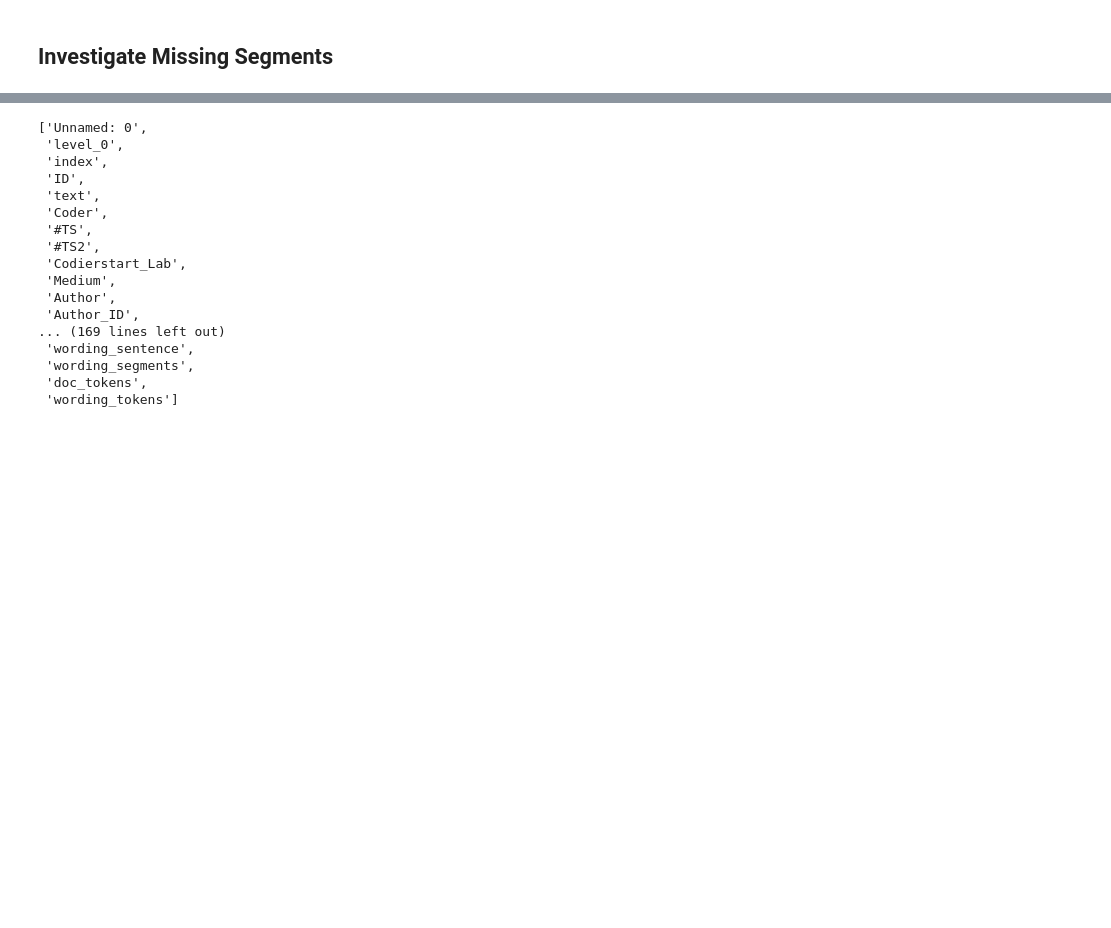
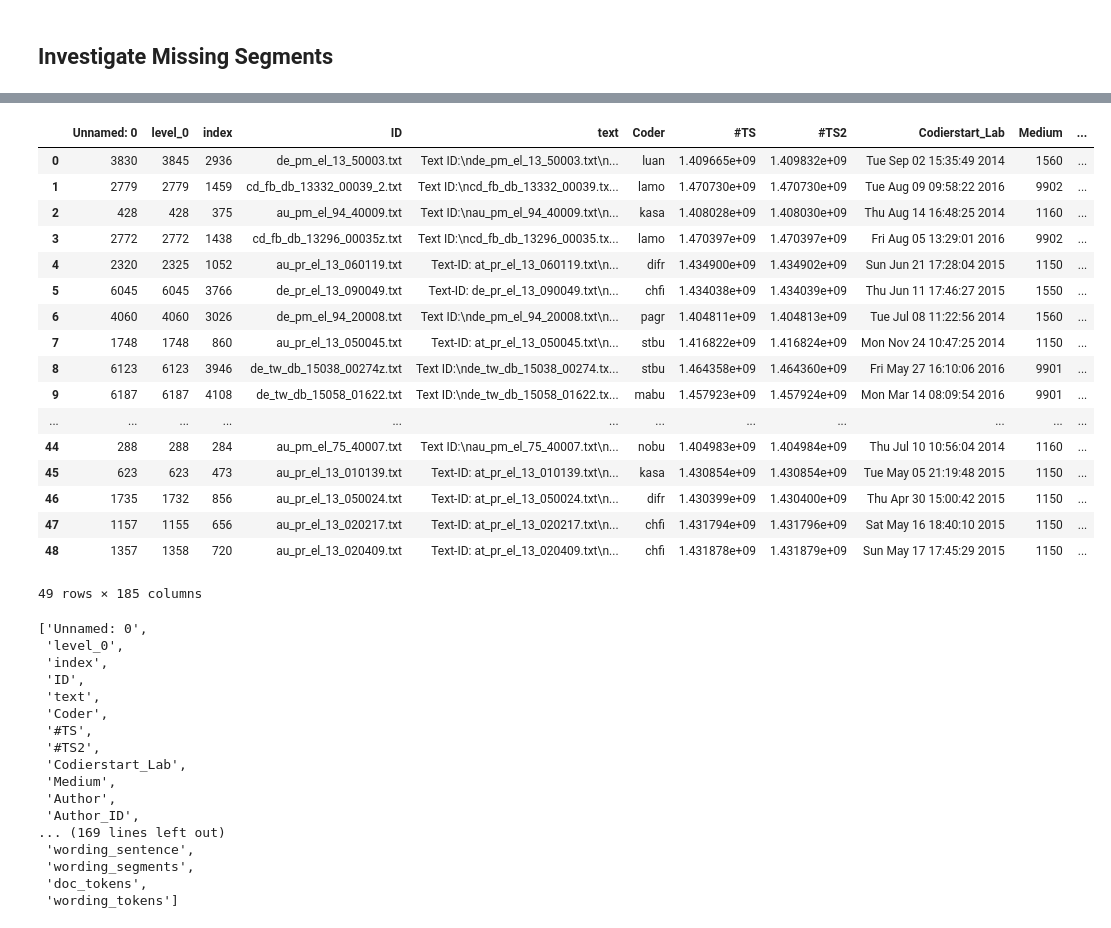
Before and after one commit to dschweim/WeakSupervisionForPopulismDetection, a Jupyter notebook: Notebooks/Segment_Exploration.ipynb, the cells around one changed output, grey strips where cells are left out. Saved outputs shown, nothing was run; the diff lists cells and outputs as text; code cells hidden in the pictures; blank space fills up the shorter version.

```diff
--- a/Notebooks/Segment_Exploration.ipynb
+++ b/Notebooks/Segment_Exploration.ipynb
@@ -178,3 +162,25 @@ non_train
+# %%
+df = non_test
+df
+# %% [output]
+|  | Unnamed: 0 | level_0 | index | ID | text | Coder | #TS | #TS2 | Codierstart_Lab | Medium | ... |
+| 0 | 3830 | 3845 | 2936 | de_pm_el_13_50003.txt | Text ID:\nde_pm_el_13_50003.txt\n... | luan | 1.409665e+09 | 1.409832e+09 | Tue Sep 02 15:35:49 2014 | 1560 | ... |
+| 1 | 2779 | 2779 | 1459 | cd_fb_db_13332_00039_2.txt | Text ID:\ncd_fb_db_13332_00039.tx... | lamo | 1.470730e+09 | 1.470730e+09 | Tue Aug 09 09:58:22 2016 | 9902 | ... |
+| 2 | 428 | 428 | 375 | au_pm_el_94_40009.txt | Text ID:\nau_pm_el_94_40009.txt\n... | kasa | 1.408028e+09 | 1.408030e+09 | Thu Aug 14 16:48:25 2014 | 1160 | ... |
+| 3 | 2772 | 2772 | 1438 | cd_fb_db_13296_00035z.txt | Text ID:\ncd_fb_db_13296_00035.tx... | lamo | 1.470397e+09 | 1.470397e+09 | Fri Aug 05 13:29:01 2016 | 9902 | ... |
+| 4 | 2320 | 2325 | 1052 | au_pr_el_13_060119.txt | Text-ID: at_pr_el_13_060119.txt\n... | difr | 1.434900e+09 | 1.434902e+09 | Sun Jun 21 17:28:04 2015 | 1150 | ... |
+| 5 | 6045 | 6045 | 3766 | de_pr_el_13_090049.txt | Text-ID: de_pr_el_13_090049.txt\n... | chfi | 1.434038e+09 | 1.434039e+09 | Thu Jun 11 17:46:27 2015 | 1550 | ... |
+| 6 | 4060 | 4060 | 3026 | de_pm_el_94_20008.txt | Text ID:\nde_pm_el_94_20008.txt\n... | pagr | 1.404811e+09 | 1.404813e+09 | Tue Jul 08 11:22:56 2014 | 1560 | ... |
+| 7 | 1748 | 1748 | 860 | au_pr_el_13_050045.txt | Text-ID: at_pr_el_13_050045.txt\n... | stbu | 1.416822e+09 | 1.416824e+09 | Mon Nov 24 10:47:25 2014 | 1150 | ... |
+| 8 | 6123 | 6123 | 3946 | de_tw_db_15038_00274z.txt | Text ID:\nde_tw_db_15038_00274.tx... | stbu | 1.464358e+09 | 1.464360e+09 | Fri May 27 16:10:06 2016 | 9901 | ... |
+| 9 | 6187 | 6187 | 4108 | de_tw_db_15058_01622.txt | Text ID:\nde_tw_db_15058_01622.tx... | mabu | 1.457923e+09 | 1.457924e+09 | Mon Mar 14 08:09:54 2016 | 9901 | ... |
+| ... | ... | ... | ... | ... | ... | ... | ... | ... | ... | ... | ... |
+| 44 | 288 | 288 | 284 | au_pm_el_75_40007.txt | Text ID:\nau_pm_el_75_40007.txt\n... | nobu | 1.404983e+09 | 1.404984e+09 | Thu Jul 10 10:56:04 2014 | 1160 | ... |
+| 45 | 623 | 623 | 473 | au_pr_el_13_010139.txt | Text-ID: at_pr_el_13_010139.txt\n... | kasa | 1.430854e+09 | 1.430854e+09 | Tue May 05 21:19:48 2015 | 1150 | ... |
+| 46 | 1735 | 1732 | 856 | au_pr_el_13_050024.txt | Text-ID: at_pr_el_13_050024.txt\n... | difr | 1.430399e+09 | 1.430400e+09 | Thu Apr 30 15:00:42 2015 | 1150 | ... |
+| 47 | 1157 | 1155 | 656 | au_pr_el_13_020217.txt | Text-ID: at_pr_el_13_020217.txt\n... | chfi | 1.431794e+09 | 1.431796e+09 | Sat May 16 18:40:10 2015 | 1150 | ... |
+| 48 | 1357 | 1358 | 720 | au_pr_el_13_020409.txt | Text-ID: at_pr_el_13_020409.txt\n... | chfi | 1.431878e+09 | 1.431879e+09 | Sun May 17 17:45:29 2015 | 1150 | ... |
+49 rows × 185 columns
 # %%
 list(non_train)
 # %% [output]
```
Also changed, not shown: parts of 19 cells of this notebook.
